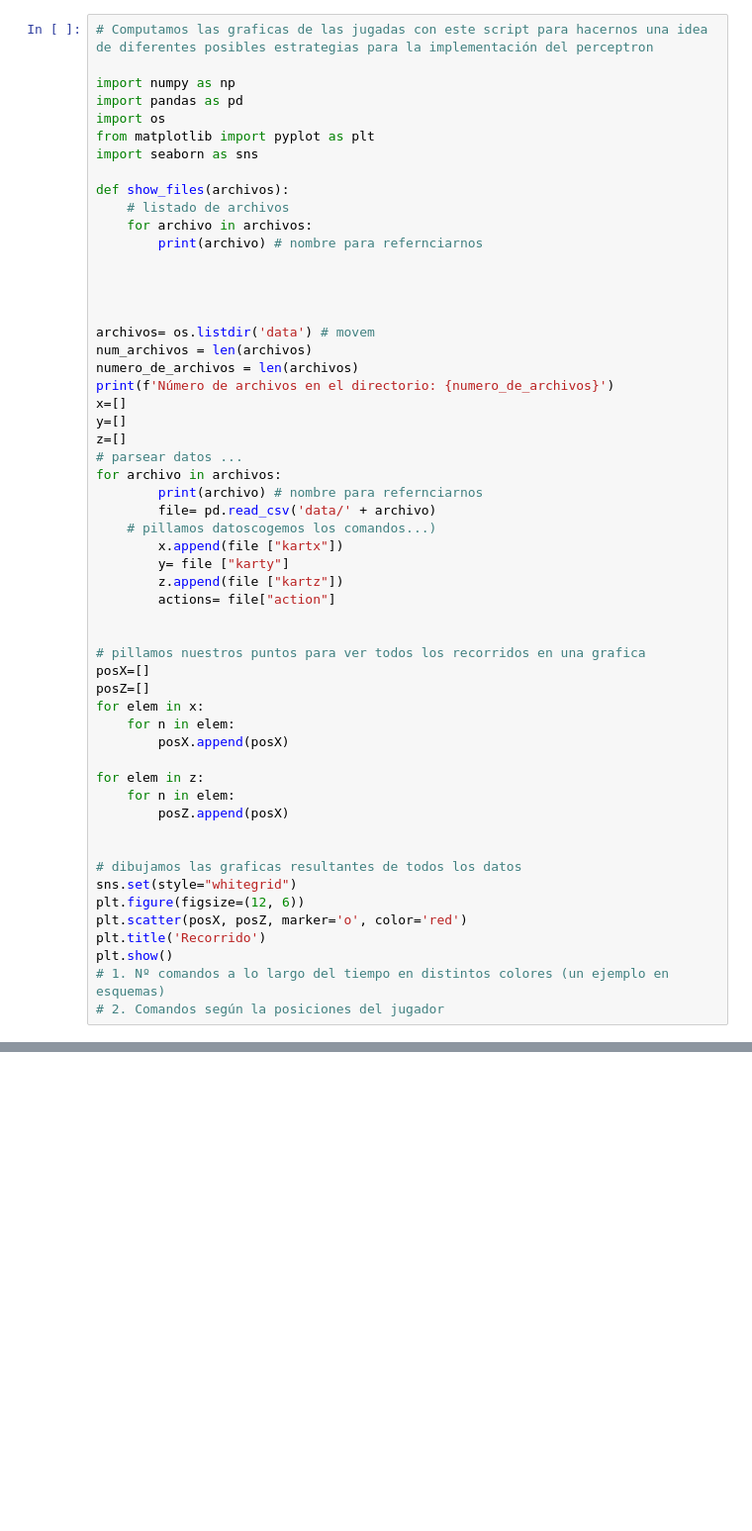
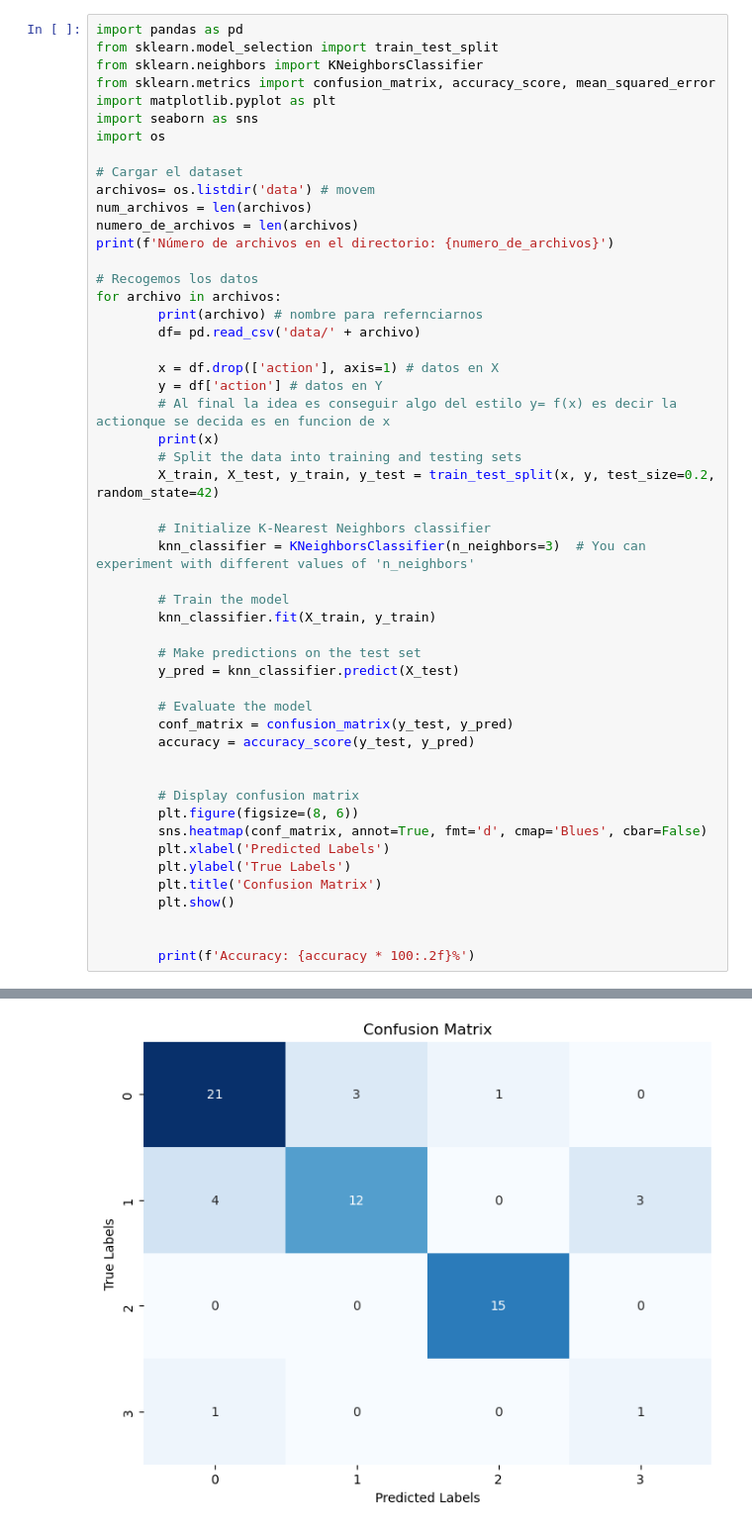
Before and after one commit to Amphxros/AprendizajeAutomatico, a Jupyter notebook: Practicas/Practica6/Practica 6.ipynb, the cells around one changed output, grey strips where cells are left out. Shown: that part at 99% size. Drawn from its saved outputs; the diff is of its cells as text; blank space fills up the shorter version.

Commit message:
KNN model pero hay que mergear datos

```diff
--- a/Practicas/Practica6/Practica 6.ipynb
+++ b/Practicas/Practica6/Practica 6.ipynb
@@ -19,57 +19,54 @@ En un principio planteamos diferentes estrategias para el algoritmo del perceptr
 
 ![image.png](attachment:968ecb32-03b0-478c-abde-5aaed51dbedc.png)
 # %%
-# Computamos las graficas de las jugadas con este script para hacernos una idea de diferentes posibles estrategias para la implementación del perceptron
+import pandas as pd
+from sklearn.model_selection import train_test_split
+from sklearn.neighbors import KNeighborsClassifier
+from sklearn.metrics import confusion_matrix, accuracy_score, mean_squared_error
+import matplotlib.pyplot as plt
+import seaborn as sns
+import os
 
-import numpy as np
-import pandas as pd
-import os
-from matplotlib import pyplot as plt
-import seaborn as sns
-
-def show_files(archivos):
-    # listado de archivos
-    for archivo in archivos:
-        print(archivo) # nombre para refernciarnos
-
-
-
-
+# Cargar el dataset
 archivos= os.listdir('data') # movem
 num_archivos = len(archivos)
 numero_de_archivos = len(archivos)
 print(f'Número de archivos en el directorio: {numero_de_archivos}')
-x=[]
-y=[]
-z=[]
-# parsear datos ...
+
+# Recogemos los datos
 for archivo in archivos:
         print(archivo) # nombre para refernciarnos
-        file= pd.read_csv('data/' + archivo)
-    # pillamos datoscogemos los comandos...)
-        x.append(file ["kartx"])
-        y= file ["karty"]
-        z.append(file ["kartz"])
-        actions= file["action"]
+        df= pd.read_csv('data/' + archivo)
+
+        x = df.drop(['action'], axis=1) # datos en X
+        y = df['action'] # datos en Y
+        # Al final la idea es conseguir algo del estilo y= f(x) es decir la actionque se decida es en funcion de x
+        print(x)
+        # Split the data into training and testing sets
+        X_train, X_test, y_train, y_test = train_test_split(x, y, test_size=0.2, random_state=42)
+
+        # Initialize K-Nearest Neighbors classifier
+        knn_classifier = KNeighborsClassifier(n_neighbors=3)  # You can experiment with different values of 'n_neighbors'
+
+        # Train the model
+        knn_classifier.fit(X_train, y_train)
+
+        # Make predictions on the test set
+        y_pred = knn_classifier.predict(X_test)
+
+        # Evaluate the model
+        conf_matrix = confusion_matrix(y_test, y_pred)
+        accuracy = accuracy_score(y_test, y_pred)
 
 
-# pillamos nuestros puntos para ver todos los recorridos en una grafica
-posX=[]
-posZ=[]
-for elem in x:
-    for n in elem:
-        posX.append(posX)
-
-for elem in z:
-    for n in elem:
-        posZ.append(posX)
+        # Display confusion matrix
+        plt.figure(figsize=(8, 6))
+        sns.heatmap(conf_matrix, annot=True, fmt='d', cmap='Blues', cbar=False)
+        plt.xlabel('Predicted Labels')
+        plt.ylabel('True Labels')
+        plt.title('Confusion Matrix')
+        plt.show()
 
 
-# dibujamos las graficas resultantes de todos los datos
-sns.set(style="whitegrid")
-plt.figure(figsize=(12, 6))
-plt.scatter(posX, posZ, marker='o', color='red')
-plt.title('Recorrido')
-plt.show()
-# 1. Nº comandos a lo largo del tiempo en distintos colores (un ejemplo en esquemas)
-# 2. Comandos según la posiciones del jugador
+        print(f'Accuracy: {accuracy * 100:.2f}%')
+# %% [output]
@@ -75,0 +90 @@ plt.show()
+[figure, added]
```
Also changed, not shown: parts of 1 cell of this notebook, 1 other file.
